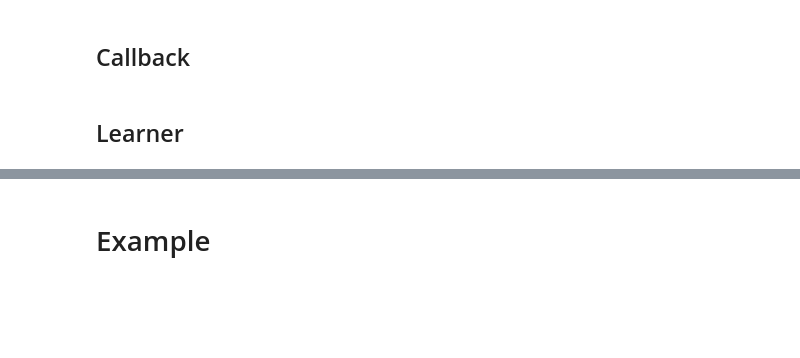
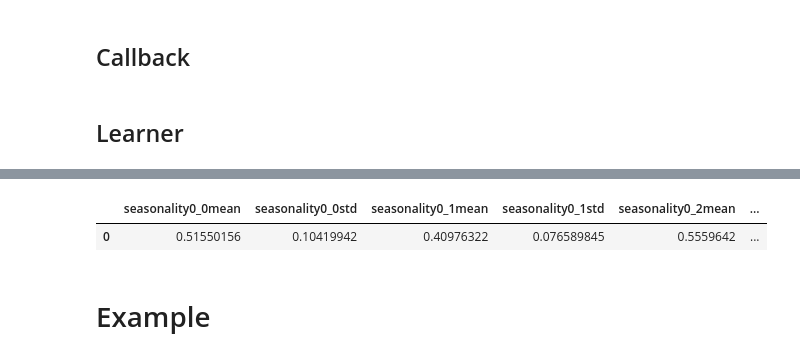
Before and after one commit to takotab/fastseq, a Jupyter notebook: nbs/10_models.nbeats.ipynb, the cells around one changed output, grey strips where cells are left out. Cells and saved outputs as stored; diff of their text form; code cells hidden in the pictures; blank space fills up the shorter version.

```diff
--- a/nbs/10_models.nbeats.ipynb
+++ b/nbs/10_models.nbeats.ipynb
@@ -425,3 +432,9 @@ learn.n_beats_trainer.theta_means()
+# %%
+# hide
+learn.n_beats_trainer.attention()
+# %% [output]
+|  | seasonality0_0mean | seasonality0_0std | seasonality0_1mean | seasonality0_1std | seasonality0_2mean | ... |
+| 0 | 0.51550156 | 0.10419942 | 0.40976322 | 0.076589845 | 0.5559642 | ... |
 # %% [markdown]
 # Example
 # %%
```
Also changed, not shown: parts of 16 cells of this notebook, 1 other file.
